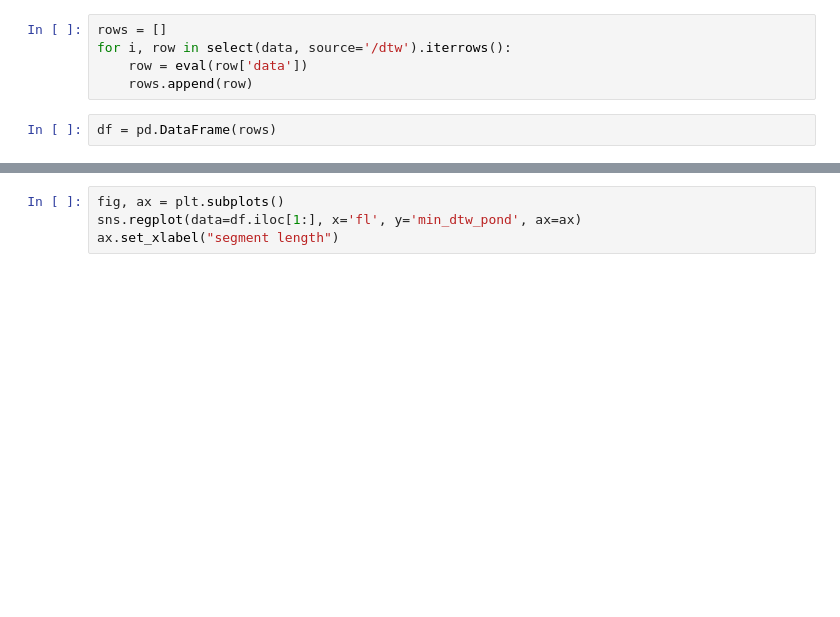
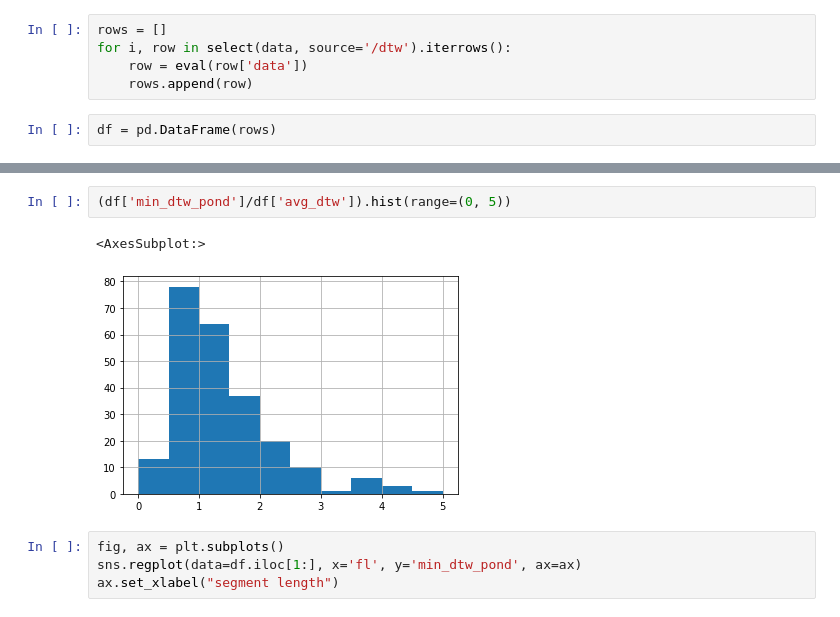
Before and after one commit to ircam-ismm/nime2022-elicitation-demo, a Jupyter notebook: notebooks/dtw_data.ipynb, the cells around one changed output, grey strips where cells are left out. Drawn from its saved outputs; the diff is of its cells as text; blank space fills up the shorter version.

```diff
--- a/notebooks/dtw_data.ipynb
+++ b/notebooks/dtw_data.ipynb
@@ -28,3 +33,8 @@ df['min_dtw'].hist(range=(0, 10))
+# %%
+(df['min_dtw_pond']/df['avg_dtw']).hist(range=(0, 5))
+# %% [output]
+<AxesSubplot:>
+[figure, added]
 # %%
 fig, ax = plt.subplots()
 sns.regplot(data=df.iloc[1:], x='fl', y='min_dtw_pond', ax=ax)
```
Also changed, not shown: parts of 4 cells of this notebook, 57 other files.
